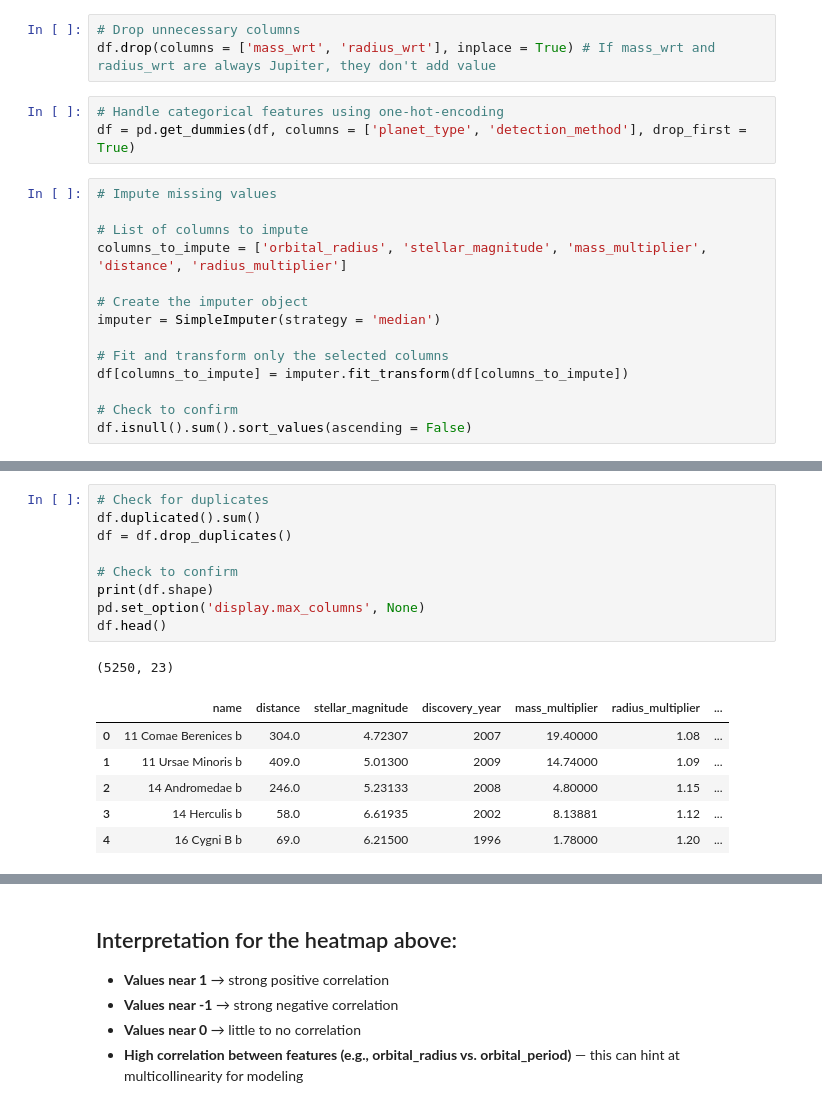
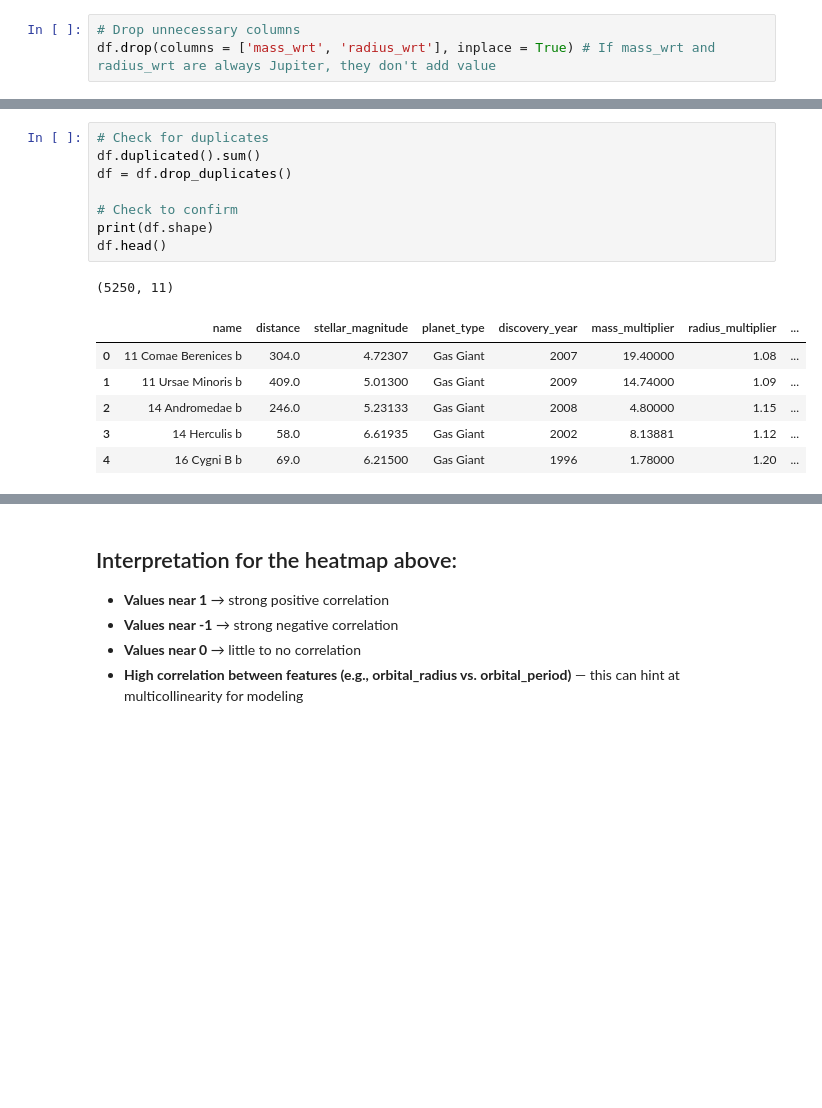
Before and after one commit to Psc30/ml-portfolio-project, a Jupyter notebook: exoplanet_classification.ipynb, the cells around one changed output, grey strips where cells are left out. Cells and saved outputs as stored; diff of their text form; blank space fills up the shorter version.

```diff
--- a/exoplanet_classification.ipynb
+++ b/exoplanet_classification.ipynb
@@ -96,20 +92,3 @@ dtype: int64
 # %%
 # Drop unnecessary columns
 df.drop(columns = ['mass_wrt', 'radius_wrt'], inplace = True) # If mass_wrt and radius_wrt are always Jupiter, they don't add value
-# %%
-# Handle categorical features using one-hot-encoding
-df = pd.get_dummies(df, columns = ['planet_type', 'detection_method'], drop_first = True)
-# %%
-# Impute missing values
-
-# List of columns to impute
-columns_to_impute = ['orbital_radius', 'stellar_magnitude', 'mass_multiplier', 'distance', 'radius_multiplier']
-
-# Create the imputer object
-imputer = SimpleImputer(strategy = 'median')
-
-# Fit and transform only the selected columns
-df[columns_to_impute] = imputer.fit_transform(df[columns_to_impute])
-
-# Check to confirm
-df.isnull().sum().sort_values(ascending = False)
@@ -134,20 +95,19 @@ dtype: int64
 # %%
 # Check for duplicates
 df.duplicated().sum()
 df = df.drop_duplicates()
 
 # Check to confirm
 print(df.shape)
-pd.set_option('display.max_columns', None)
 df.head()
 # %% [output]
-(5250, 23)
+(5250, 11)
-|  | name | distance | stellar_magnitude | discovery_year | mass_multiplier | radius_multiplier | ... |
-| 0 | 11 Comae Berenices b | 304.0 | 4.72307 | 2007 | 19.40000 | 1.08 | ... |
-| 1 | 11 Ursae Minoris b | 409.0 | 5.01300 | 2009 | 14.74000 | 1.09 | ... |
-| 2 | 14 Andromedae b | 246.0 | 5.23133 | 2008 | 4.80000 | 1.15 | ... |
-| 3 | 14 Herculis b | 58.0 | 6.61935 | 2002 | 8.13881 | 1.12 | ... |
-| 4 | 16 Cygni B b | 69.0 | 6.21500 | 1996 | 1.78000 | 1.20 | ... |
+|  | name | distance | stellar_magnitude | planet_type | discovery_year | mass_multiplier | radius_multiplier | ... |
+| 0 | 11 Comae Berenices b | 304.0 | 4.72307 | Gas Giant | 2007 | 19.40000 | 1.08 | ... |
+| 1 | 11 Ursae Minoris b | 409.0 | 5.01300 | Gas Giant | 2009 | 14.74000 | 1.09 | ... |
+| 2 | 14 Andromedae b | 246.0 | 5.23133 | Gas Giant | 2008 | 4.80000 | 1.15 | ... |
+| 3 | 14 Herculis b | 58.0 | 6.61935 | Gas Giant | 2002 | 8.13881 | 1.12 | ... |
+| 4 | 16 Cygni B b | 69.0 | 6.21500 | Gas Giant | 1996 | 1.78000 | 1.20 | ... |
 # %%
 # Visualizations for EDA
 
```
Also changed, not shown: parts of 14 cells of this notebook, 1 other file.
